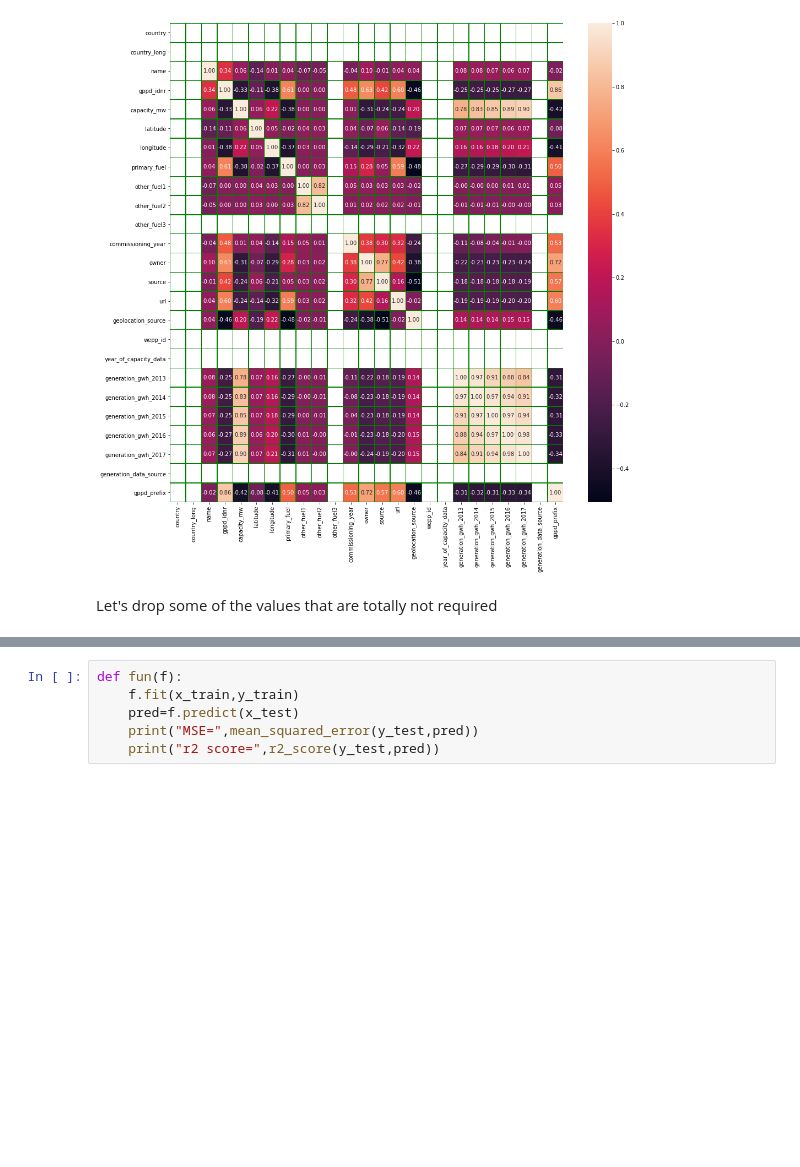
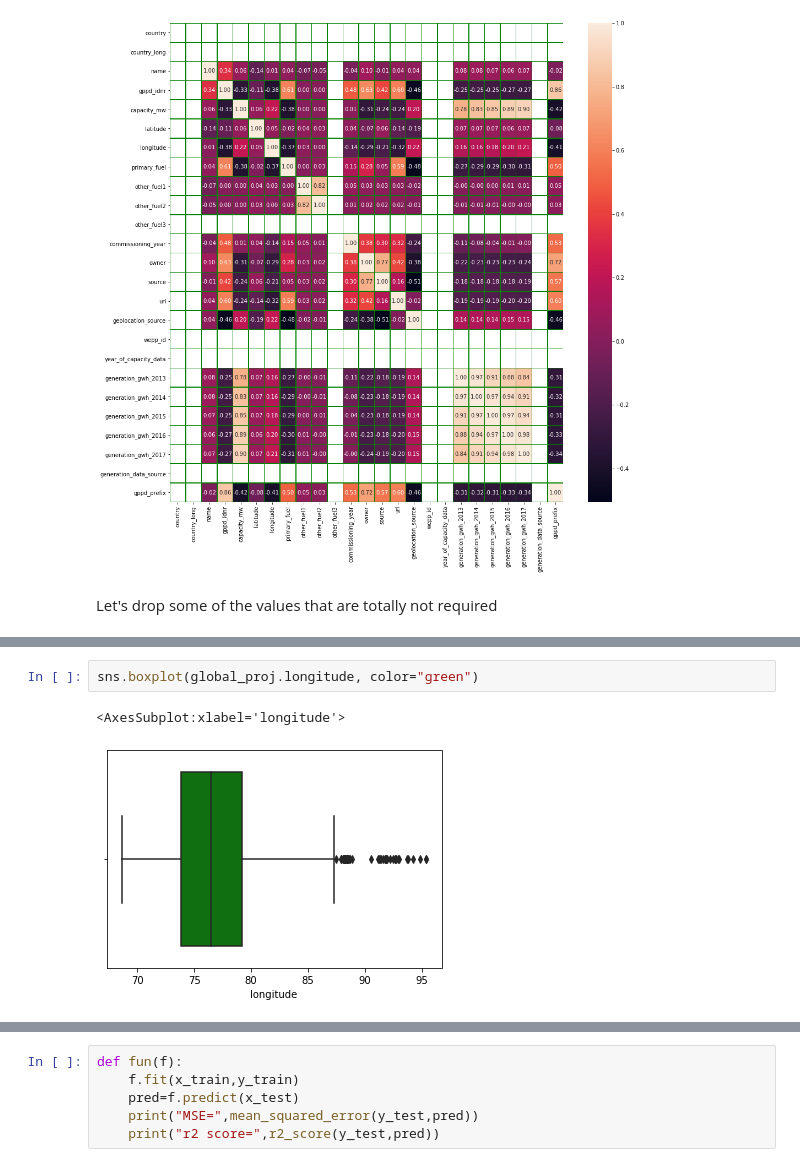
Before and after one commit to SudhanshuKumar19/Projects-, a Jupyter notebook: Evaluation Project 4 - Global Power Plant Database.ipynb, the cells around one changed output, grey strips where cells are left out. Drawn from its saved outputs; the diff is of its cells as text; blank space fills up the shorter version.

```diff
--- a/Evaluation Project 4 - Global Power Plant Database.ipynb
+++ b/Evaluation Project 4 - Global Power Plant Database.ipynb
@@ -789,0 +655,5 @@ At random state 999 max_r2 is 0.9999970657717817
+# %%
+sns.boxplot(global_proj.longitude, color="green")
+# %% [output]
+<AxesSubplot:xlabel='longitude'>
+[figure, added]
```
Also changed, not shown: parts of 65 cells of this notebook.
